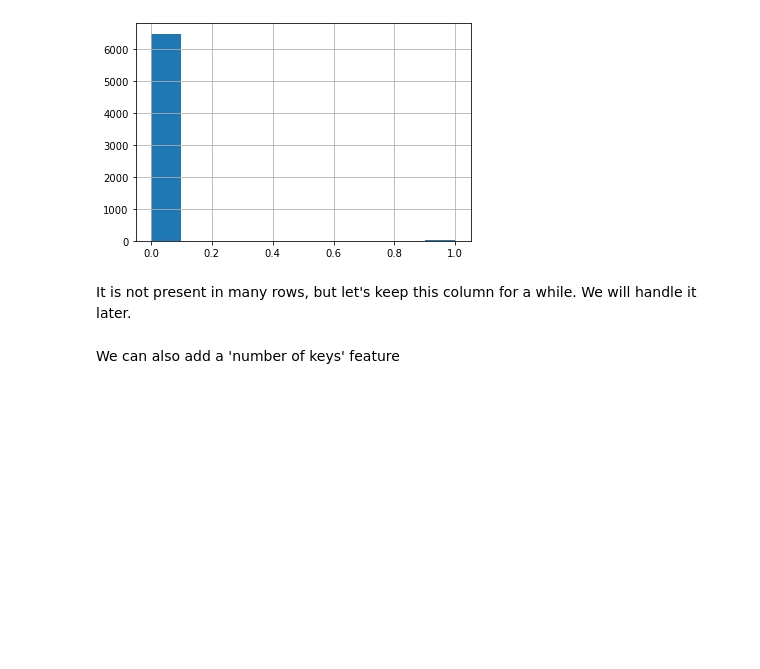
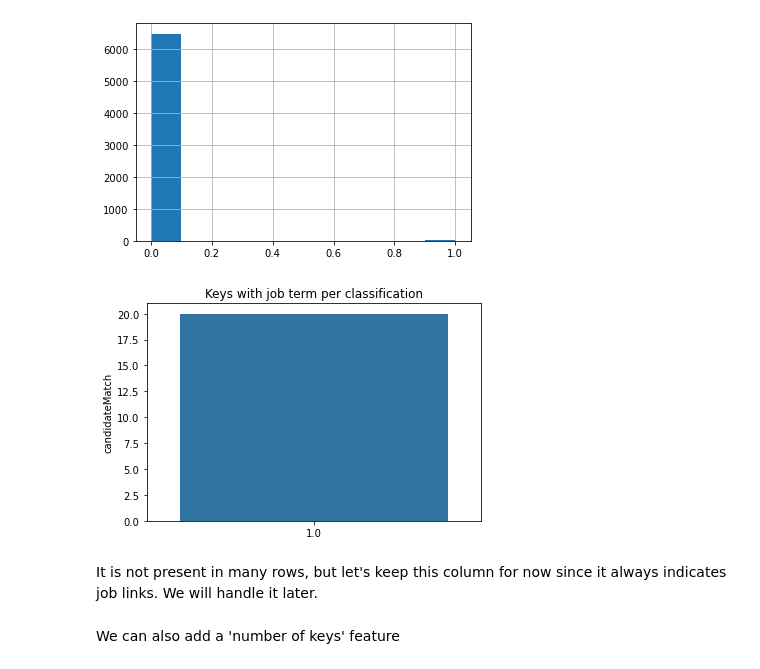
Before and after one commit to tikoponde/classifying-job-links, a Jupyter notebook: FJGH EDA.ipynb, the cells around one changed output. Cells and saved outputs as stored; diff of their text form; code cells hidden in the pictures; blank space fills up the shorter version.

```diff
--- a/FJGH EDA.ipynb
+++ b/FJGH EDA.ipynb
@@ -506,8 +550,16 @@ df['key_job_yn'].hist()
 # %% [output]
 <matplotlib.axes._subplots.AxesSubplot at 0x...>
 [figure]
+# %%
+# ploting the hist for len_href_group
+
+cat_num = df[df['key_job_yn']==1]['candidateMatch'].value_counts()
+
+ax = sns.barplot(x=cat_num.index,y=cat_num).set_title('Keys with job term per classification')
+# %% [output]
+[figure, added]
 # %% [markdown]
-It is not present in many rows, but let's keep this column for a while. We will handle it later.
+It is not present in many rows, but let's keep this column for now since it always indicates job links. We will handle it later.
 # %% [markdown]
 We can also add a 'number of keys' feature
 # %%
```
Also changed, not shown: parts of 24 cells of this notebook, 5 other files.
